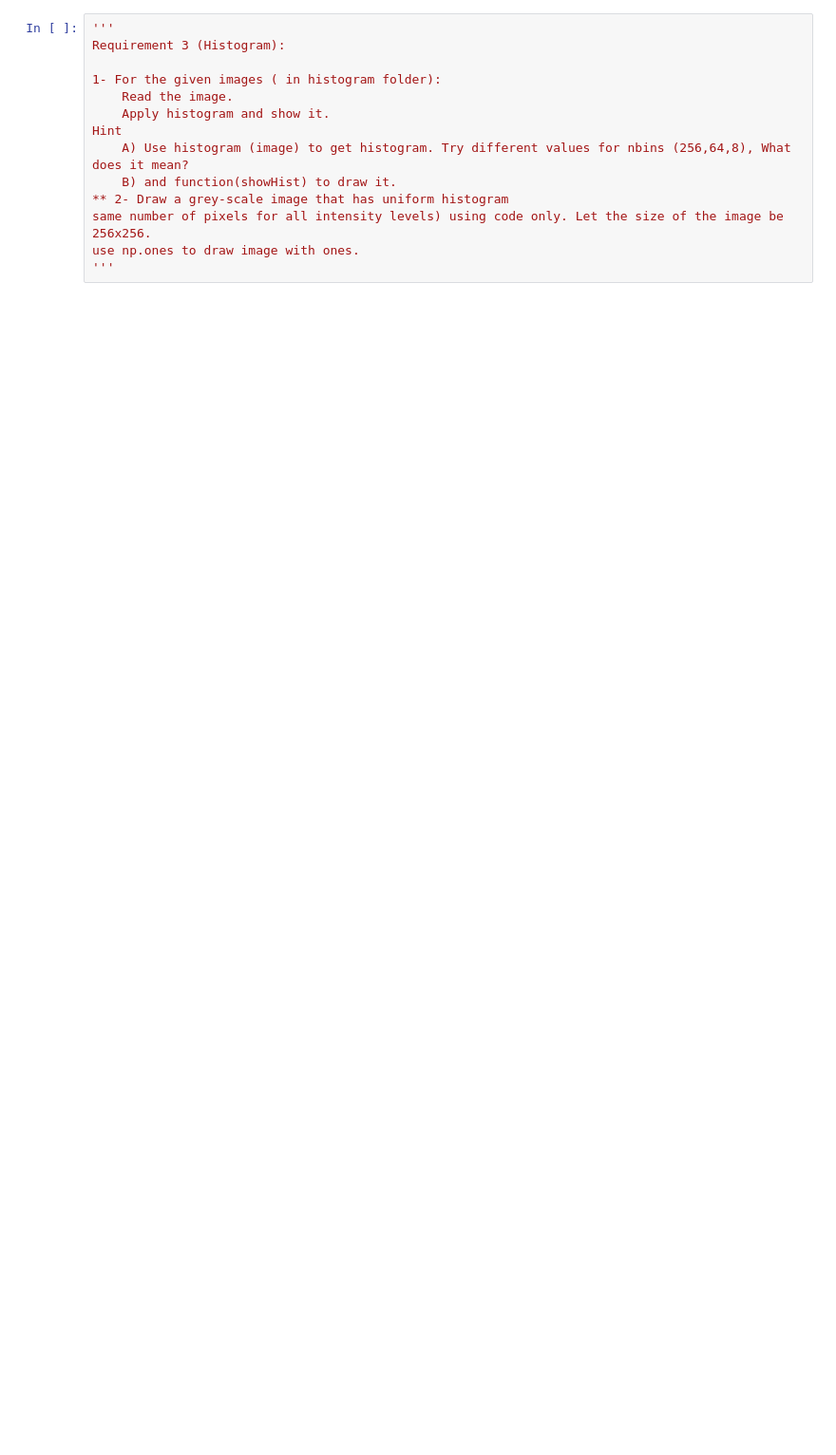
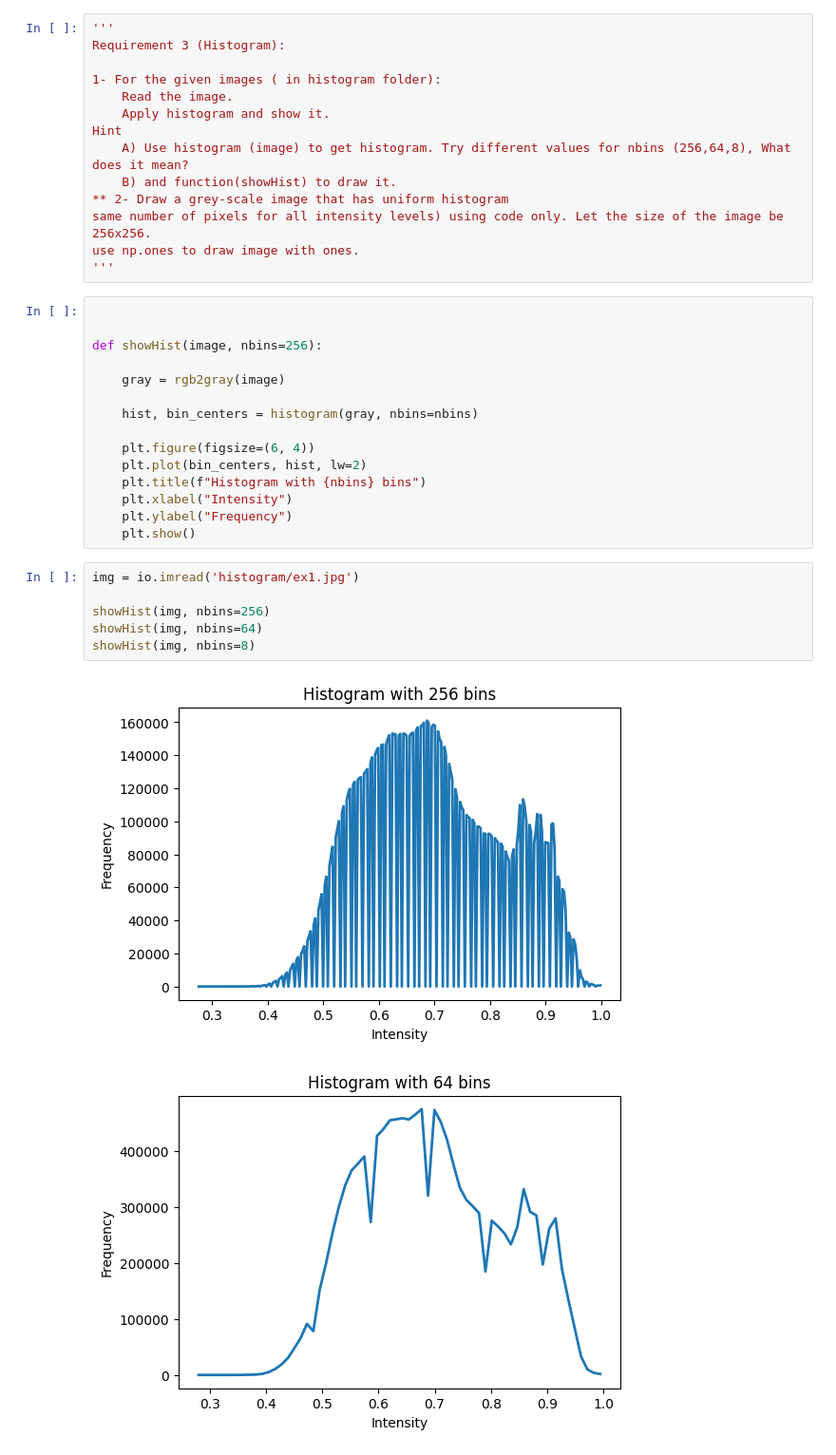
Before and after one commit to HossamMo123/IP_Requirment_1-2, a Jupyter notebook: Lab_1_std.ipynb, the cells around one changed output. Shown at 95% size. Saved outputs shown, nothing was run; the diff lists cells and outputs as text; blank space fills up the shorter version.

```diff
--- a/Lab_1_std.ipynb
+++ b/Lab_1_std.ipynb
@@ -258,3 +290,27 @@ Hint
 same number of pixels for all intensity levels) using code only. Let the size of the image be 256x256.
 use np.ones to draw image with ones.
 '''
+# %%
+
+
+def showHist(image, nbins=256):
+
+    gray = rgb2gray(image)
+
+    hist, bin_centers = histogram(gray, nbins=nbins)
+
+    plt.figure(figsize=(6, 4))
+    plt.plot(bin_centers, hist, lw=2)
+    plt.title(f"Histogram with {nbins} bins")
+    plt.xlabel("Intensity")
+    plt.ylabel("Frequency")
+    plt.show()
+# %%
+img = io.imread('histogram/ex1.jpg')
+
+showHist(img, nbins=256)
+showHist(img, nbins=64)
+showHist(img, nbins=8)
+# %% [output]
+[figure, added]
+[figure, added]
```
Also changed, not shown: parts of 6 cells of this notebook.
